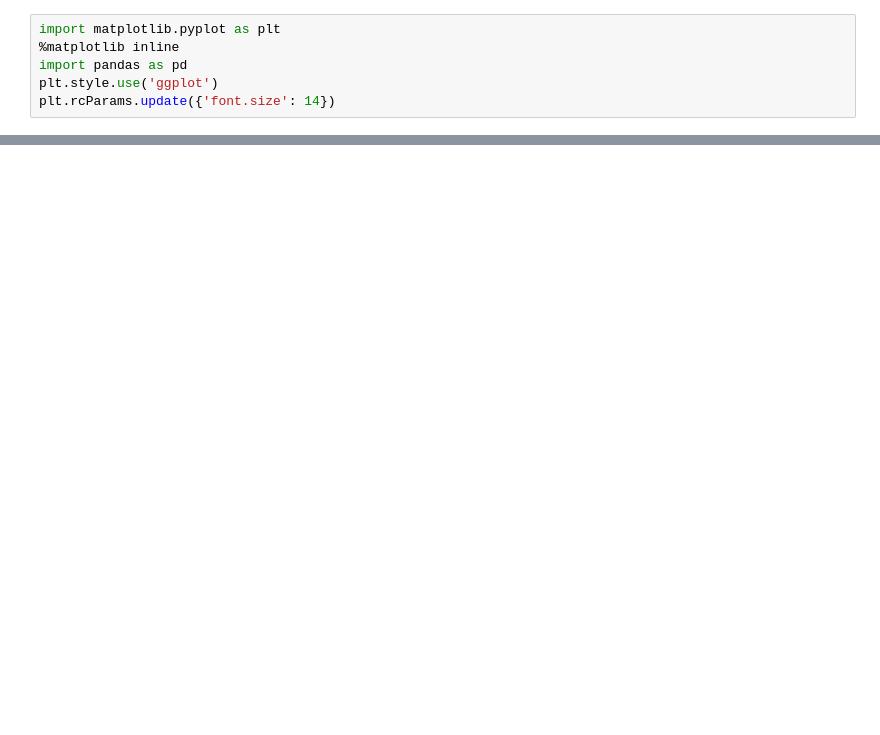
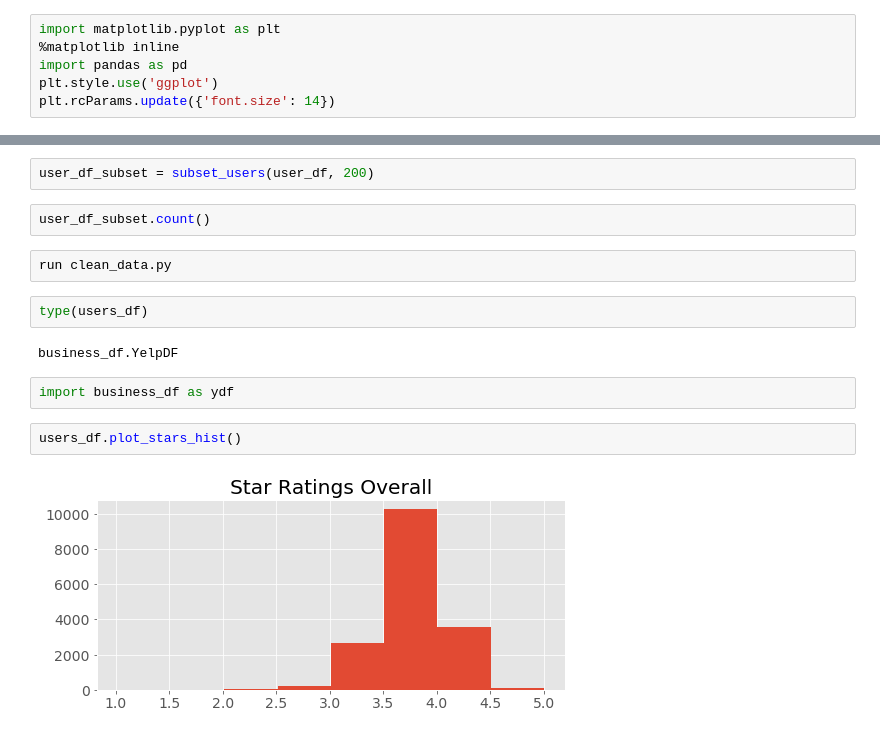
Before and after one commit to Laura-Kimble/Yelp-Reviews, a Jupyter notebook: notebooks/business_eda.ipynb, the cells around one changed output, grey strips where cells are left out. Saved outputs shown, nothing was run; the diff lists cells and outputs as text; blank space fills up the shorter version.

```diff
--- a/notebooks/business_eda.ipynb
+++ b/notebooks/business_eda.ipynb
@@ -374,0 +289,16 @@ fig.savefig('../images/Top 10 business categories.png')
+# %%
+user_df_subset = subset_users(user_df, 200)
+# %%
+user_df_subset.count()
+# %%
+run clean_data.py
+# %%
+type(users_df)
+# %% [output]
+business_df.YelpDF
+# %%
+import business_df as ydf
+# %%
+users_df.plot_stars_hist()
+# %% [output]
+[figure, added]
```
Also changed, not shown: parts of 42 cells of this notebook, 13 other files.
